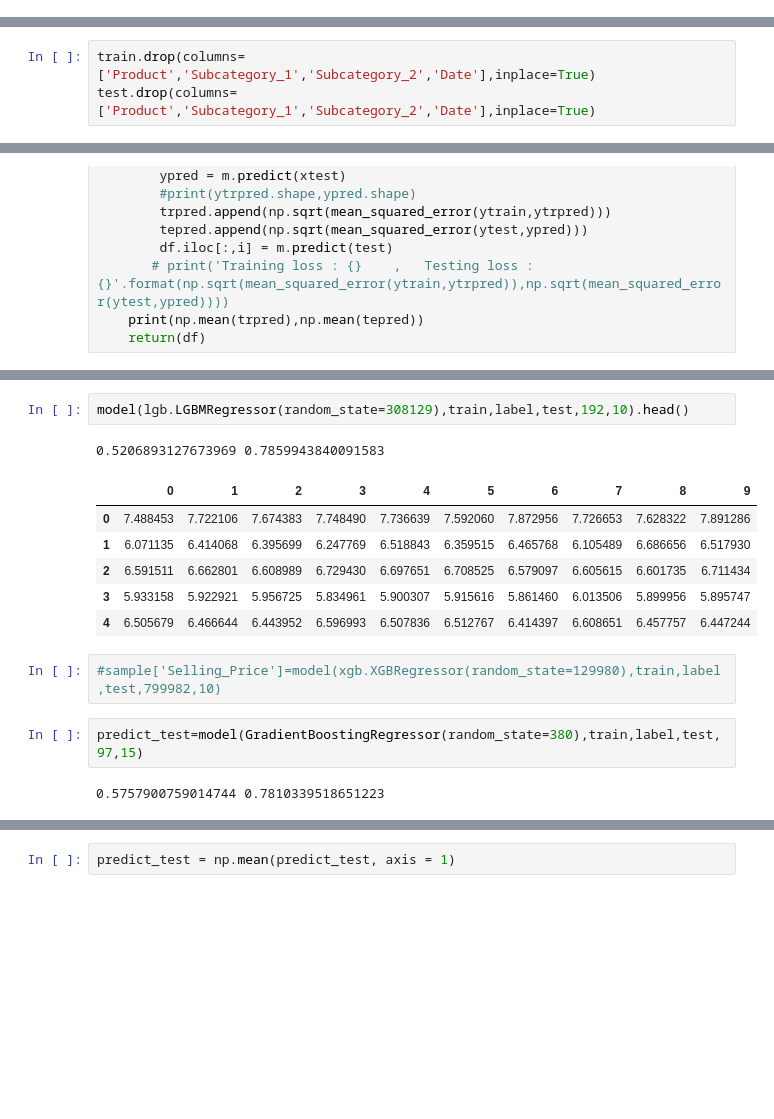
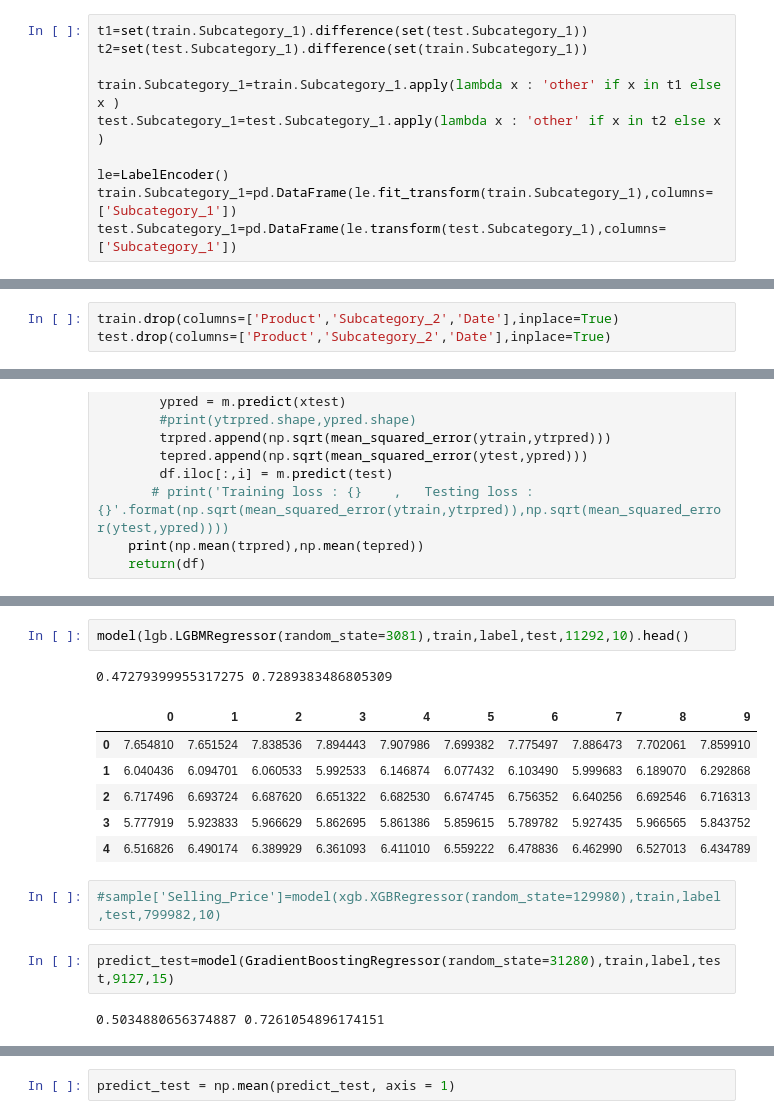
Before and after one commit to RahulGupta16/Machinehack-E-Commerce-product-price-prediction, a Jupyter notebook: Untitled.ipynb, the cells around one changed output, grey strips where cells are left out. Saved outputs shown, nothing was run; the diff lists cells and outputs as text; blank space fills up the shorter version.

```diff
--- a/Untitled.ipynb
+++ b/Untitled.ipynb
@@ -198,0 +216,10 @@ test.Product_Brand = pd.DataFrame(le.transform(test.Product_Brand),columns=['Ite
+# %%
+t1=set(train.Subcategory_1).difference(set(test.Subcategory_1))
+t2=set(test.Subcategory_1).difference(set(train.Subcategory_1))
+
+train.Subcategory_1=train.Subcategory_1.apply(lambda x : 'other' if x in t1 else x )
+test.Subcategory_1=test.Subcategory_1.apply(lambda x : 'other' if x in t2 else x )
+
+le=LabelEncoder()
+train.Subcategory_1=pd.DataFrame(le.fit_transform(train.Subcategory_1),columns=['Subcategory_1'])
+test.Subcategory_1=pd.DataFrame(le.transform(test.Subcategory_1),columns=['Subcategory_1'])
@@ -204,8 +268,8 @@ train.shape,test.shape
 # %% [output]
 ((2444, 11), (1051, 10))
 # %%
-train.drop(columns=['Product','Subcategory_1','Subcategory_2','Date'],inplace=True)
-test.drop(columns=['Product','Subcategory_1','Subcategory_2','Date'],inplace=True)
+train.drop(columns=['Product','Subcategory_2','Date'],inplace=True)
+test.drop(columns=['Product','Subcategory_2','Date'],inplace=True)
 # %%
 label =train['Selling_Price']
 train.drop(columns=['Selling_Price'],inplace=True)
@@ -314,19 +378,19 @@ model(ExtraTreesRegressor(random_state=90),train,label,test,5601,15).head()
 # %%
-model(lgb.LGBMRegressor(random_state=308129),train,label,test,192,10).head()
+model(lgb.LGBMRegressor(random_state=3081),train,label,test,11292,10).head()
 # %% [output]
-0.5206893127673969 0.7859943840091583
+0.47279399955317275 0.7289383486805309
 |  | 0 | 1 | 2 | 3 | 4 | 5 | 6 | 7 | 8 | 9 |
-| 0 | 7.488453 | 7.722106 | 7.674383 | 7.748490 | 7.736639 | 7.592060 | 7.872956 | 7.726653 | 7.628322 | 7.891286 |
-| 1 | 6.071135 | 6.414068 | 6.395699 | 6.247769 | 6.518843 | 6.359515 | 6.465768 | 6.105489 | 6.686656 | 6.517930 |
-| 2 | 6.591511 | 6.662801 | 6.608989 | 6.729430 | 6.697651 | 6.708525 | 6.579097 | 6.605615 | 6.601735 | 6.711434 |
-| 3 | 5.933158 | 5.922921 | 5.956725 | 5.834961 | 5.900307 | 5.915616 | 5.861460 | 6.013506 | 5.899956 | 5.895747 |
-| 4 | 6.505679 | 6.466644 | 6.443952 | 6.596993 | 6.507836 | 6.512767 | 6.414397 | 6.608651 | 6.457757 | 6.447244 |
+| 0 | 7.654810 | 7.651524 | 7.838536 | 7.894443 | 7.907986 | 7.699382 | 7.775497 | 7.886473 | 7.702061 | 7.859910 |
+| 1 | 6.040436 | 6.094701 | 6.060533 | 5.992533 | 6.146874 | 6.077432 | 6.103490 | 5.999683 | 6.189070 | 6.292868 |
+| 2 | 6.717496 | 6.693724 | 6.687620 | 6.651322 | 6.682530 | 6.674745 | 6.756352 | 6.640256 | 6.692546 | 6.716313 |
+| 3 | 5.777919 | 5.923833 | 5.966629 | 5.862695 | 5.861386 | 5.859615 | 5.789782 | 5.927435 | 5.966565 | 5.843752 |
+| 4 | 6.516826 | 6.490174 | 6.389929 | 6.361093 | 6.411010 | 6.559222 | 6.478836 | 6.462990 | 6.527013 | 6.434789 |
 # %%
 #sample['Selling_Price']=model(xgb.XGBRegressor(random_state=129980),train,label,test,799982,10)
 # %%
-predict_test=model(GradientBoostingRegressor(random_state=380),train,label,test,97,15)
+predict_test=model(GradientBoostingRegressor(random_state=31280),train,label,test,9127,15)
 # %% [output]
-0.5757900759014744 0.7810339518651223
+0.5034880656374887 0.7261054896174151
 # %%
 predict_test.head()
 # %% [output]
```
Also changed, not shown: parts of 19 cells of this notebook, 1 other file.
